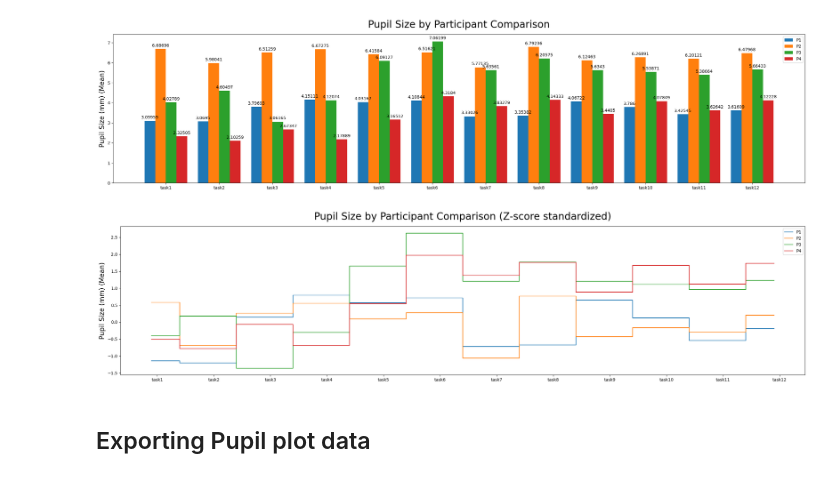
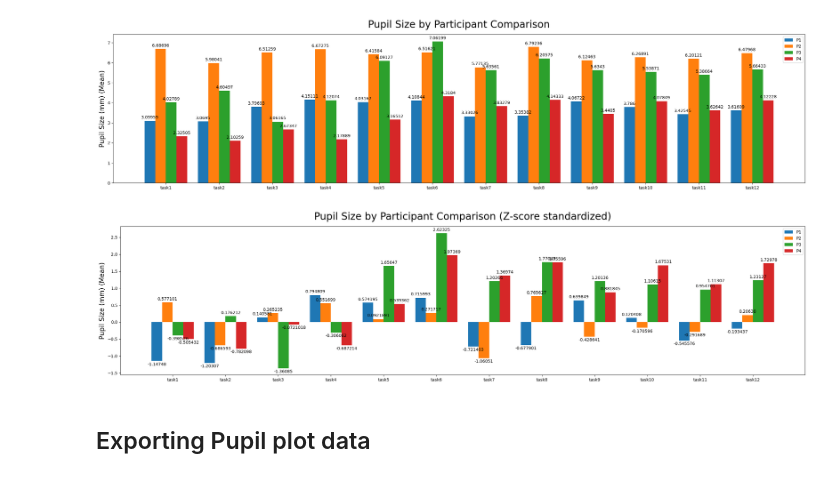
Before and after one commit to wnetzel/Pilot-Study, a Jupyter notebook: Notebooks/Pupils.ipynb, the cells around one changed output. Cells and saved outputs as stored; diff of their text form; code cells hidden in the pictures.

Commit message:
Plot update (Pupil Z-score)

```diff
--- a/Notebooks/Pupils.ipynb
+++ b/Notebooks/Pupils.ipynb
@@ -428,31 +428,36 @@ plt.savefig('./plots/pup_participant_comparison_bar.pdf')
 plt.show()
 # %% [output]
 [figure]
-# %%
-x = np.arange(len(labels))  # the label locations
-width = 0.4  # the width of the bars
-
-fig, axs = plt.subplots(figsize=(24,6))
-axs.plot(labels, avg_pup_plot_z[0], label='P1', ds='steps-mid')
-axs.plot(labels, avg_pup_plot_z[1], label='P2', ds='steps-mid')
-axs.plot(labels, avg_pup_plot_z[2], label='P3', ds='steps-mid')
-axs.plot(labels, avg_pup_plot_z[3], label='P4', ds='steps-mid')
-
-
-# Add text for labels, title and custom x-axis tick labels, etc.
-axs.set_ylabel('Pupil Size (mm) (Mean)', fontsize=16)
-axs.set_title('Pupil Size by Participant Comparison (Z-score standardized)', pad=16, fontsize=24)
-axs.set_xticks(x+0.1, labels)
-
-axs.legend()
-
-
-# Tightening, plotting and saving
-fig.tight_layout()
-plt.savefig('./plots/pup_participant_comparison_plot_zscore.pdf')
-plt.show()
-# %% [output]
-[figure, removed]
+# %%
+x = np.arange(len(labels))  # the label locations
+width = 0.4  # the width of the bars
+
+fig, axs = plt.subplots(figsize=(24,6))
+rects1 = axs.bar(x - width/2, avg_pup_plot_z[0], width/2, label='P1')
+rects2 = axs.bar(x, avg_pup_plot_z[1], width/2, label='P2')
+rects3 = axs.bar(x + width/2, avg_pup_plot_z[2], width/2, label='P3')
+rects4 = axs.bar(x + width, avg_pup_plot_z[3], width/2, label='P4')
+
+
+# Add text for labels, title and custom x-axis tick labels, etc.
+axs.set_ylabel('Pupil Size (mm) (Mean)', fontsize=16)
+axs.set_title('Pupil Size by Participant Comparison (Z-score standardized)', pad=16, fontsize=24)
+axs.set_xticks(x+0.1, labels)
+axs.legend()
+
+
+# Adding bar labels (mean)
+axs.bar_label(rects1, padding=3)
+axs.bar_label(rects2, padding=3)
+axs.bar_label(rects3, padding=3)
+axs.bar_label(rects4, padding=3)
+
+# Tightening, plotting and saving
+fig.tight_layout()
+plt.savefig('./plots/pup_participant_comparison_plot_zscore.pdf')
+plt.show()
+# %% [output]
+[figure, added]
 # %% [markdown]
 ## Exporting Pupil plot data
 # %%
```
Also changed, not shown: parts of 14 cells of this notebook, 1 other file.
